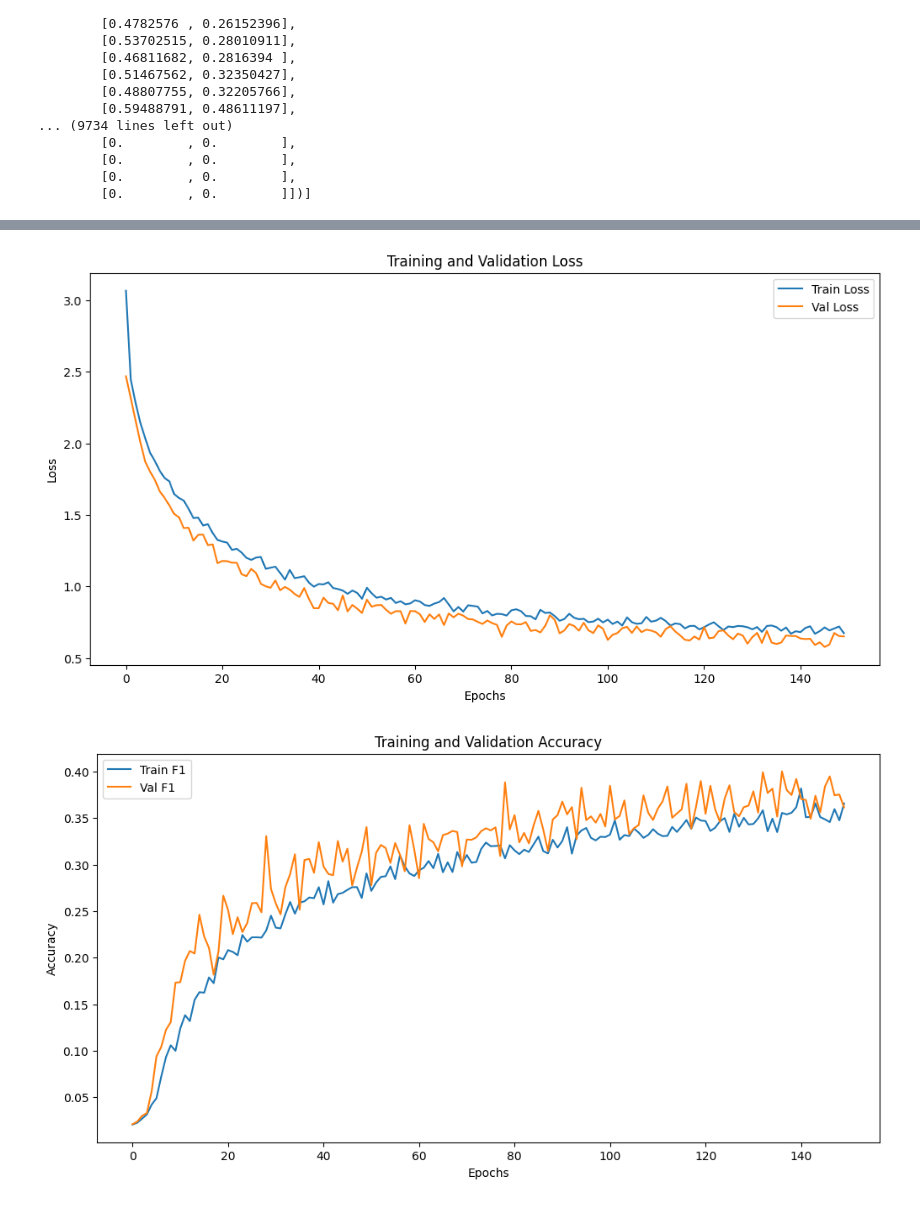
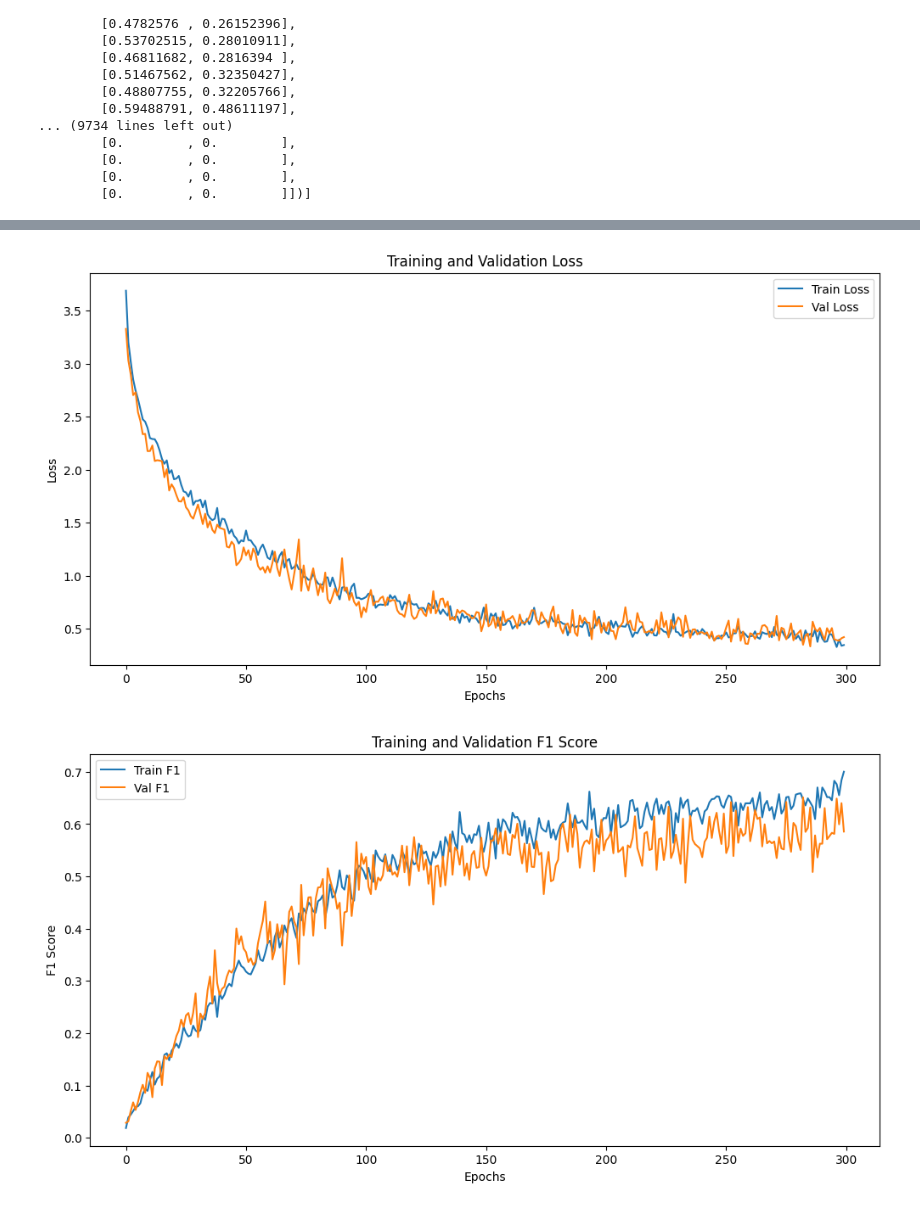
Before and after one commit to AIP491G5/VSLR, a Jupyter notebook: train_tcn.ipynb, the cells around one changed output, grey strips where cells are left out. Drawn from its saved outputs; the diff is of its cells as text; code cells hidden in the pictures.

```diff
--- a/train_tcn.ipynb
+++ b/train_tcn.ipynb
@@ -42,5 +42,5 @@ df[["TEXT", "VIDEO"]]
 # %%
 for i in df.index:
-    files = [x.strip() for x in df.loc[i, "VIDEO"].split(",")]
+    files = [x.strip() for x in df.loc[i, "VIDEOS"].split(",")]
     print(f"Processing row {i}: {files}")
 # %% [output]
@@ -150,7 +150,7 @@ kpts
         [0.        , 0.        ],
         [0.        , 0.        ]])]
 # %%
-for i, label, file_name in zip(df.index, df["TEXT"], df["VIDEO"]):
+for i, label, file_name in zip(df.index, df["TEXT"], df["VIDEOS"]):
     files = [x.strip() for x in file_name.split(",")]
     for file in files:
         print(f"Processing row {i}: {label} {file}")
@@ -301,7 +301,7 @@ def create_dataloaders(keypoints_dir, label_dir, batch_size=32, augment: bool =
     )
     return train_loader, val_loader, max_len
 # %%
-kp_dir = 'data/Keypoints_TCN'
+kp_dir = 'data/Keypoints'
 lbl_dir= 'data/Labels'
 train_loader, val_loader, global_max_len = create_dataloaders(
     kp_dir, lbl_dir, batch_size=32
@@ -503,22 +503,22 @@ def train_tcn(
     return history
 # %%
 feature_size = 150
-hidden_size  = 128
+hidden_size  = 256
 num_classes  = 52
 dropout      = 0.5
 window_size  = 15
-num_epochs   = 150
+num_epochs   = 300
 batch_size   = 16
 lr           = 1e-3
 
 device = torch.device('cuda' if torch.cuda.is_available() else 'cpu')
 
 # -- here’s the only change: use a list, not an int  --
-num_levels   = 2
+num_levels   = 5
 num_channels = [hidden_size] * num_levels
 
 # data loaders
-kp_dir = 'data/Keypoints_TCN'
+kp_dir = 'data/Keypoints'
 lbl_dir = 'data/Labels'
 train_loader, val_loader, _ = create_dataloaders(kp_dir, lbl_dir, batch_size=batch_size, augment=True)
 checkpoint = ModelCheckpoint('best_model_tcn.pth', monitor='val_f1', verbose=True)
@@ -533,7 +533,7 @@ model.to(device)
 
 # loss, optimizer, training
 class_weights = torch.ones(num_classes, device=device)
-class_weights[0] = class_weights[1] = 0.05
+class_weights[0] = class_weights[1] = 0.065
 criterion = nn.CrossEntropyLoss(weight=class_weights)
 optimizer = torch.optim.Adam(model.parameters(), lr=lr)
 
@@ -582,26 +582,26 @@ def inference(
 # %%
 import matplotlib.pyplot as plt
 #show history train and val loss
 plt.figure(figsize=(12, 6))
 plt.plot(loss_hist['train_loss'], label='Train Loss')
 plt.plot(loss_hist['val_loss'], label='Val Loss')
 plt.xlabel('Epochs')
 plt.ylabel('Loss')
 plt.title('Training and Validation Loss')
 plt.legend()
 plt.show()
 #show history train and val acc
 plt.figure(figsize=(12, 6))
 plt.plot(loss_hist['train_f1'], label='Train F1')
 plt.plot(loss_hist['val_f1'], label='Val F1')
 plt.xlabel('Epochs')
-plt.ylabel('Accuracy')
-plt.title('Training and Validation Accuracy')
+plt.ylabel('F1 Score')
+plt.title('Training and Validation F1 Score')
 plt.legend()
 plt.show()
 # %% [output]
-[figure, old version]
+[figure, new version]
-[figure, old version]
+[figure, new version]
 # %%
 def print_aligned(preds, truths):
     preds = list(preds)
```
Also changed, not shown: parts of 9 cells of this notebook, 10 other files.
